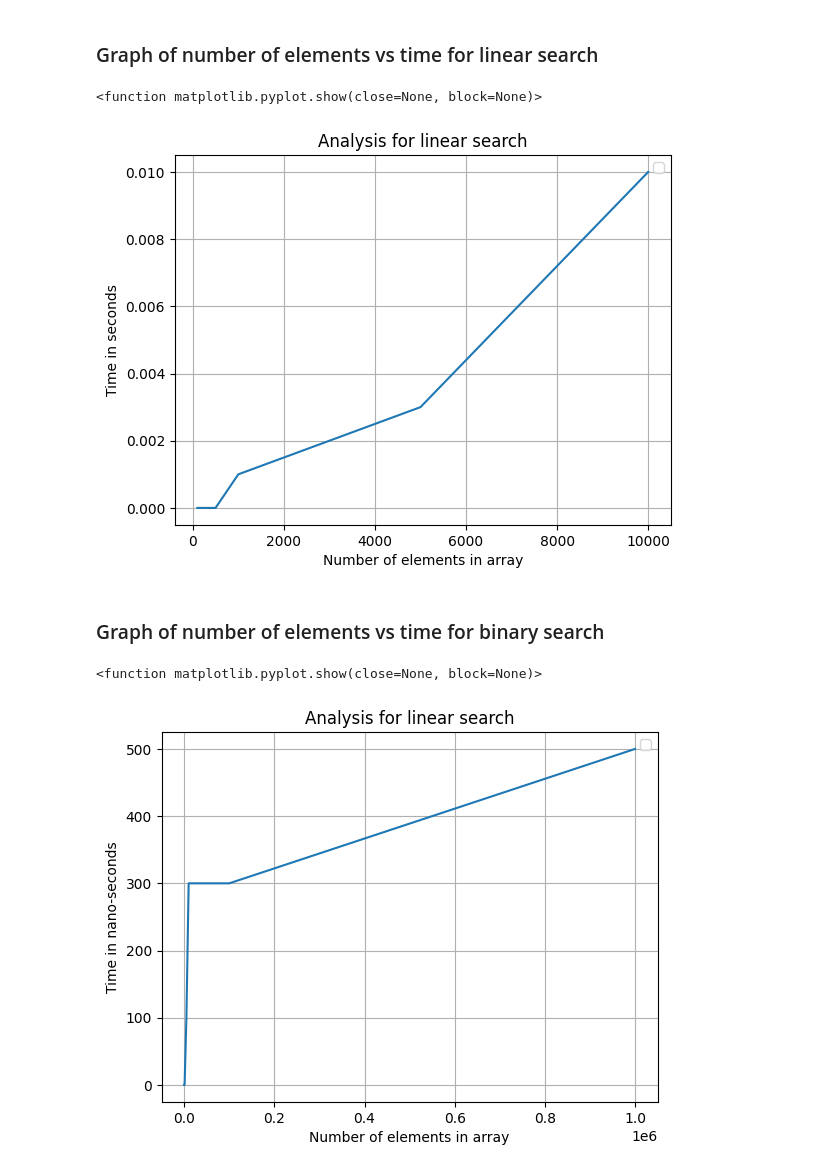
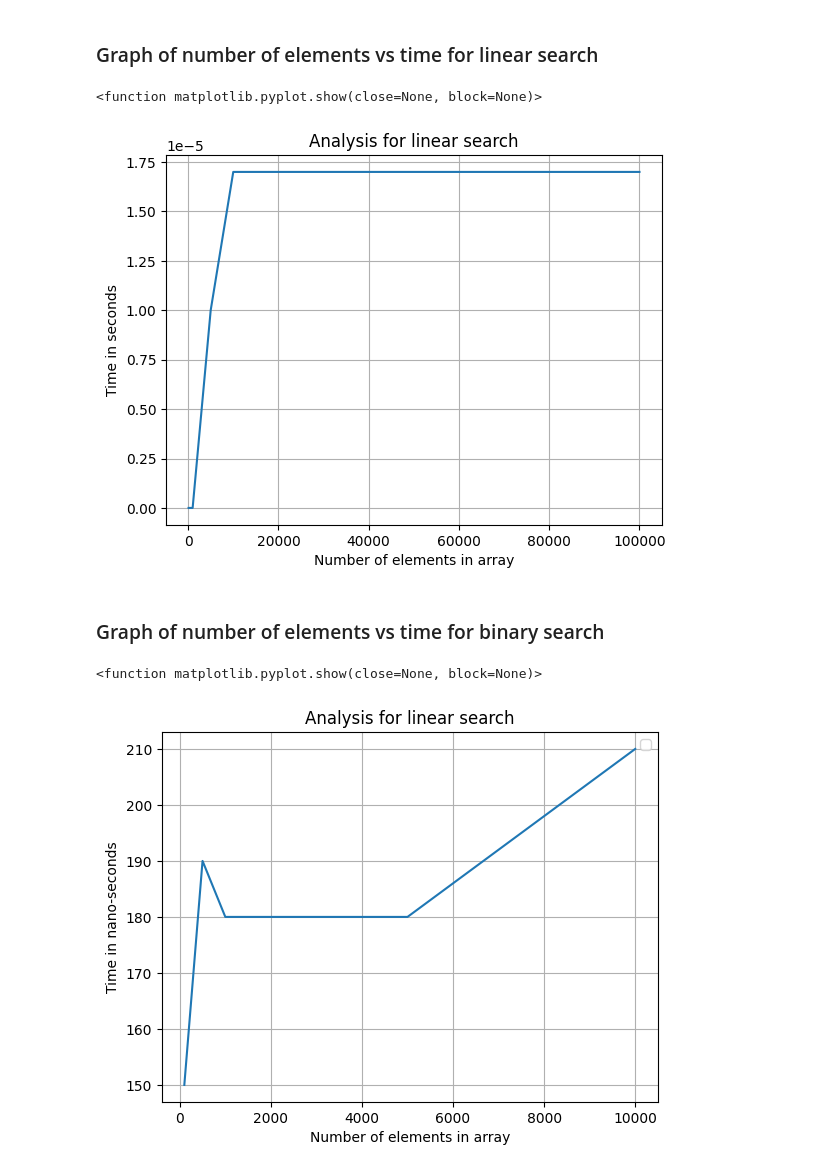
Before and after one commit to dhruvxsachdeva/Algorithm-Design-and-Analysis-Coursework, a Jupyter notebook: Practical1.ipynb, the cells around one changed output. Saved outputs shown, nothing was run; the diff lists cells and outputs as text; code cells hidden in the pictures.

```diff
--- a/Practical1.ipynb
+++ b/Practical1.ipynb
@@ -3,23 +3,22 @@
 # %%
 import matplotlib.pyplot as plt
 # %%
-n_number=[100,500,1000,5000,10000]
-time=[0,0,0.001000,0.003000,0.010000]
+n_number=[100,500,1000,5000,10000,100000]
+time=[0,0,0,0.000010,0.000017,0.000017]
 plt.plot(n_number,time)
 plt.xlabel("Number of elements in array")
 plt.ylabel("Time in seconds")
 plt.title("Analysis for linear search")
-plt.legend()
 plt.grid(True)
 plt.show
 # %% [output]
 <function matplotlib.pyplot.show(close=None, block=None)>
-[figure, old version]
+[figure, new version]
 # %% [markdown]
 ### Graph of number of elements vs time for binary search
 # %%
-n_number=[100,500,1000,5000,10000,100000,1000000]
-time=[0,0,0,100,300,300,500]
+n_number=[100,500,1000,5000,10000]
+time=[150,190,180,180,210]
 plt.plot(n_number,time)
 plt.xlabel("Number of elements in array")
 plt.ylabel("Time in nano-seconds")
@@ -29,4 +28,4 @@ plt.grid(True)
 plt.show
 # %% [output]
 <function matplotlib.pyplot.show(close=None, block=None)>
-[figure, old version]
+[figure, new version]
```
Also changed, not shown: 5 other files.
